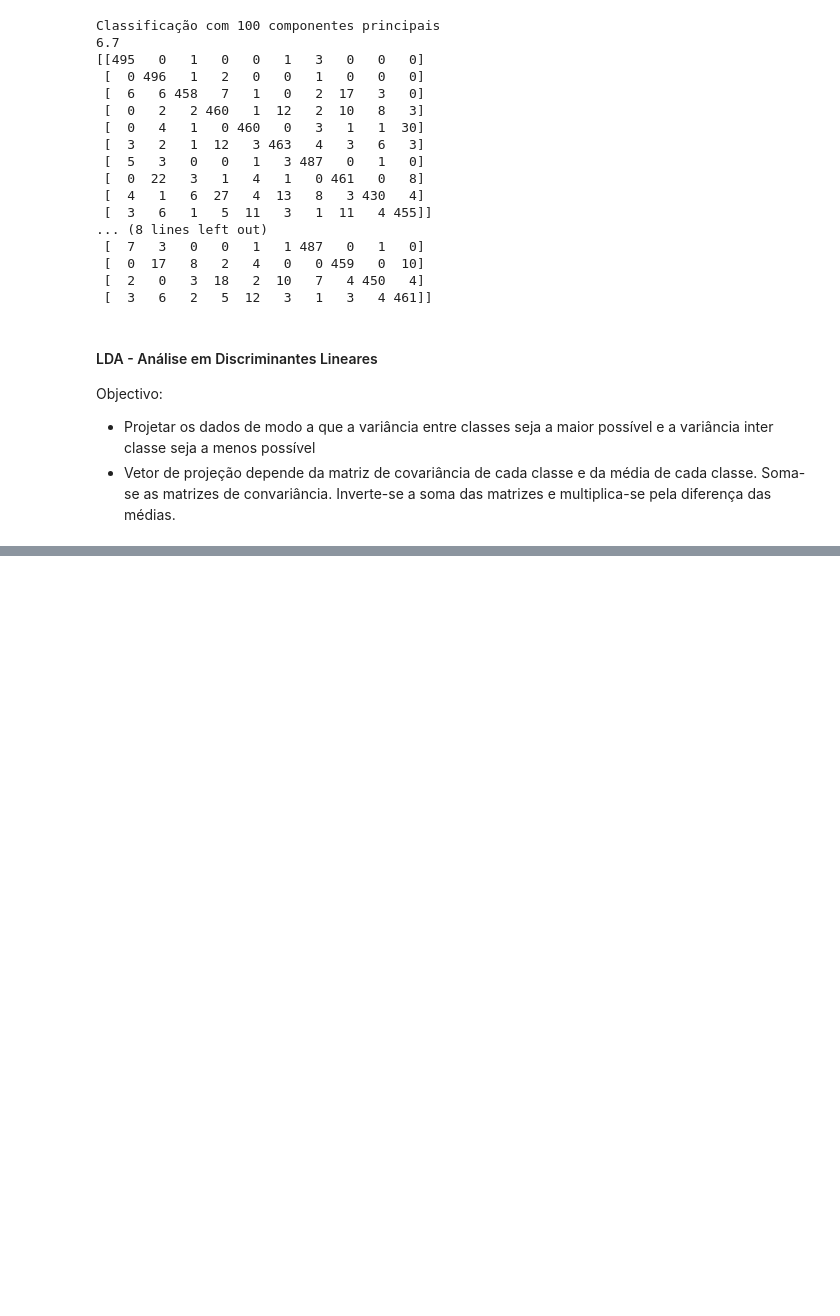
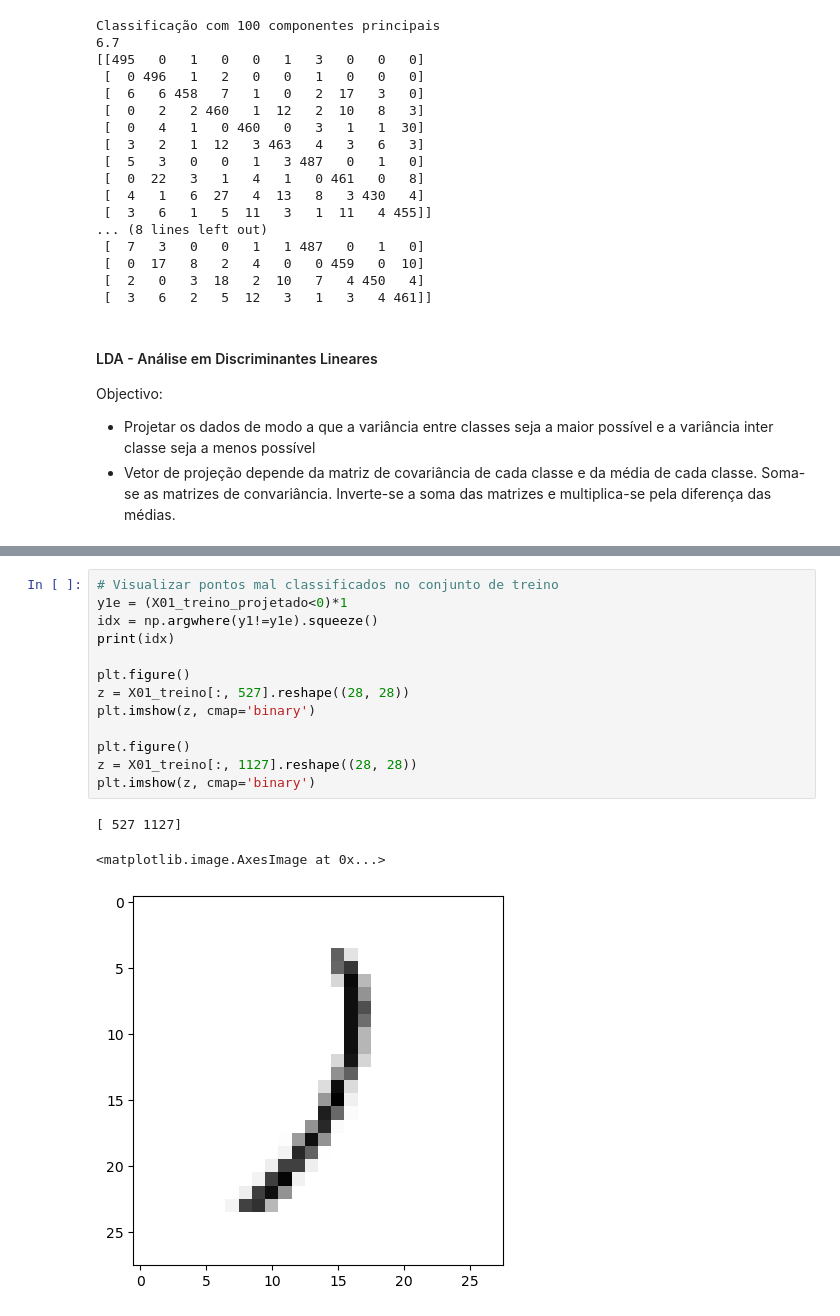
Before and after one commit to AnaSofOliveira/AA-22-23, a Jupyter notebook: Laboratorios/Lab3/Lab3.ipynb, the cells around one changed output, grey strips where cells are left out. Saved outputs shown, nothing was run; the diff lists cells and outputs as text; blank space fills up the shorter version.

```diff
--- a/Laboratorios/Lab3/Lab3.ipynb
+++ b/Laboratorios/Lab3/Lab3.ipynb
@@ -817,0 +890,17 @@ Objectivo:
+# %%
+# Visualizar pontos mal classificados no conjunto de treino
+y1e = (X01_treino_projetado<0)*1
+idx = np.argwhere(y1!=y1e).squeeze()
+print(idx)
+
+plt.figure()
+z = X01_treino[:, 527].reshape((28, 28))
+plt.imshow(z, cmap='binary')
+
+plt.figure()
+z = X01_treino[:, 1127].reshape((28, 28))
+plt.imshow(z, cmap='binary')
+# %% [output]
+[ 527 1127]
+<matplotlib.image.AxesImage at 0x...>
+[figure, added]
```
Also changed, not shown: parts of 4 cells of this notebook.
